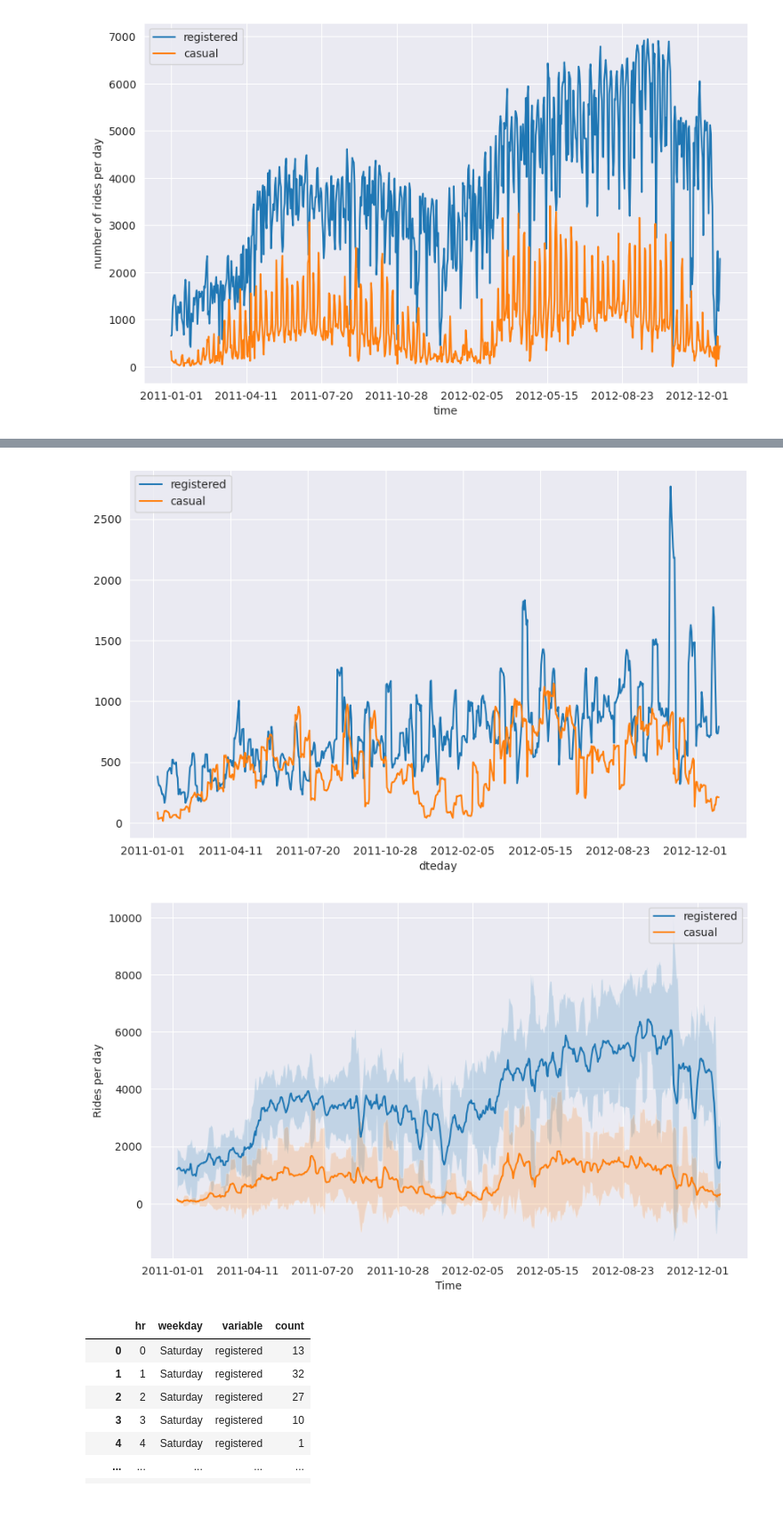
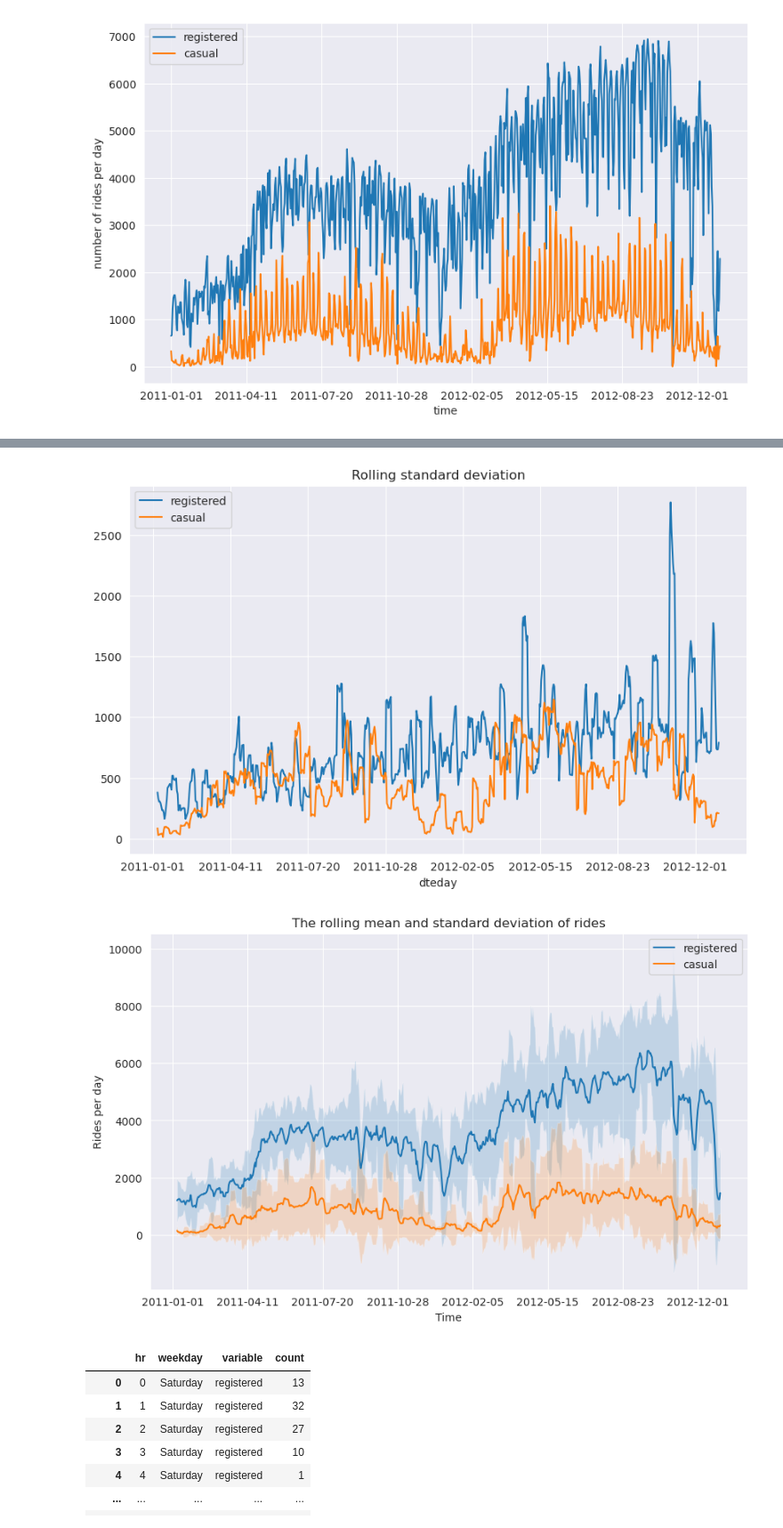
Before and after one commit to AmrMoSalah/Bike_share, a Jupyter notebook: Bike_share.ipynb, the cells around one changed output, grey strips where cells are left out. Shown at 89% size. Saved outputs shown, nothing was run; the diff lists cells and outputs as text; code cells hidden in the pictures.

```diff
--- a/Bike_share.ipynb
+++ b/Bike_share.ipynb
@@ -144,17 +147,19 @@ ax = rolling_means.plot(figsize=(10,6))
 # %%
 ax = rolling_std.plot(figsize = (10,6))
+ax.set_title('Rolling standard deviation');
 # %% [output]
-[figure, old version]
+[figure, new version]
 # %%
 ax = rolling_means.plot(figsize=(10,6))
 ax.fill_between(rolling_means.index,rolling_means['registered'] + 2*rolling_std['registered'], \
                 rolling_means['registered'] - 2 * rolling_std['registered'], alpha = 0.2)
 ax.fill_between(rolling_means.index, rolling_means['casual'] + 2 *rolling_std['casual'],\
                 rolling_means['casual'] - 2 * rolling_std['casual'], alpha = .2)
 ax.set_xlabel('Time')
 ax.set_ylabel('Rides per day');
+ax.set_title('The rolling mean and standard deviation of rides');
 # %% [output]
-[figure, old version]
+[figure, new version]
 # %%
 plot_data = preprocessed_data[['hr', 'weekday', 'registered', 'casual']]
 plot_data = plot_data.melt(id_vars=['hr', 'weekday'], \
```
Also changed, not shown: parts of 7 cells of this notebook.
